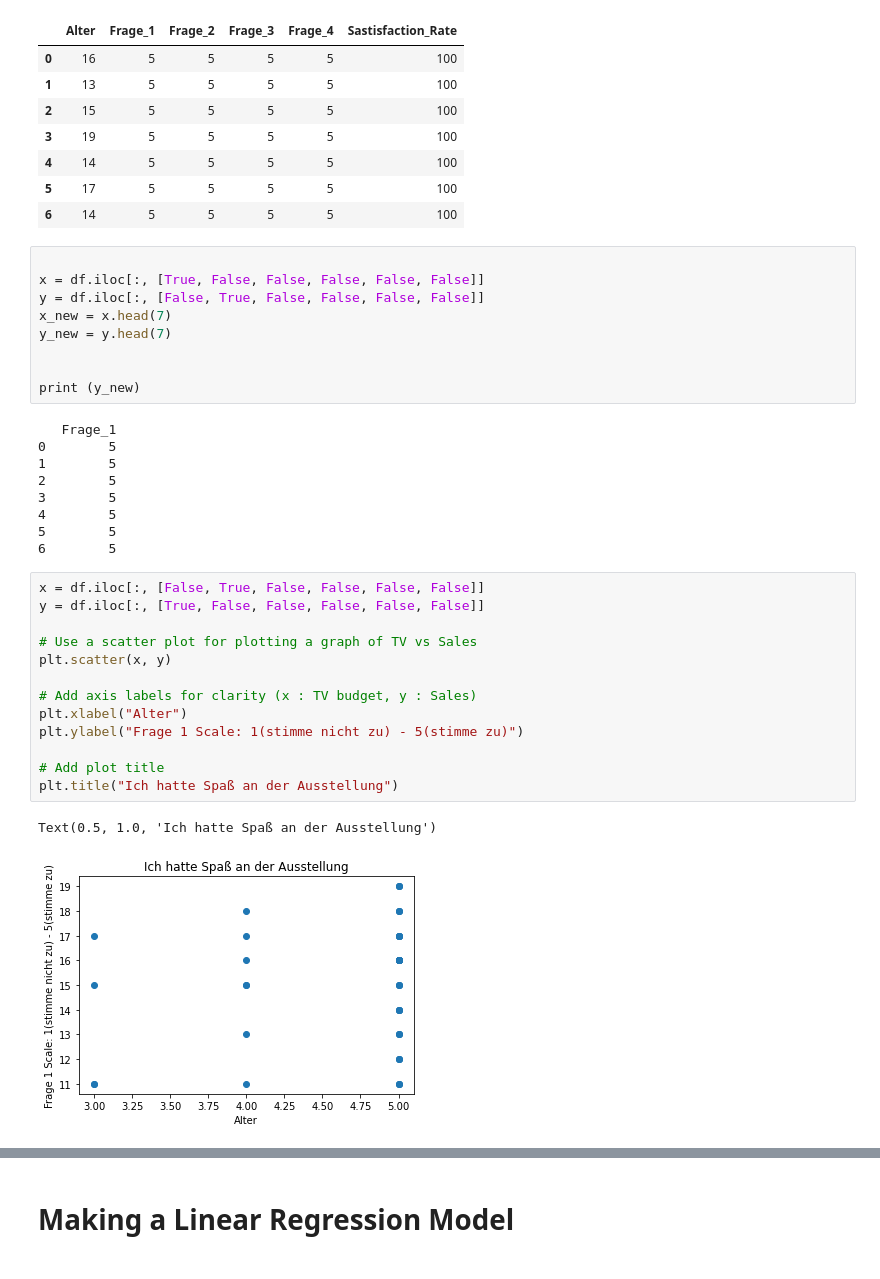
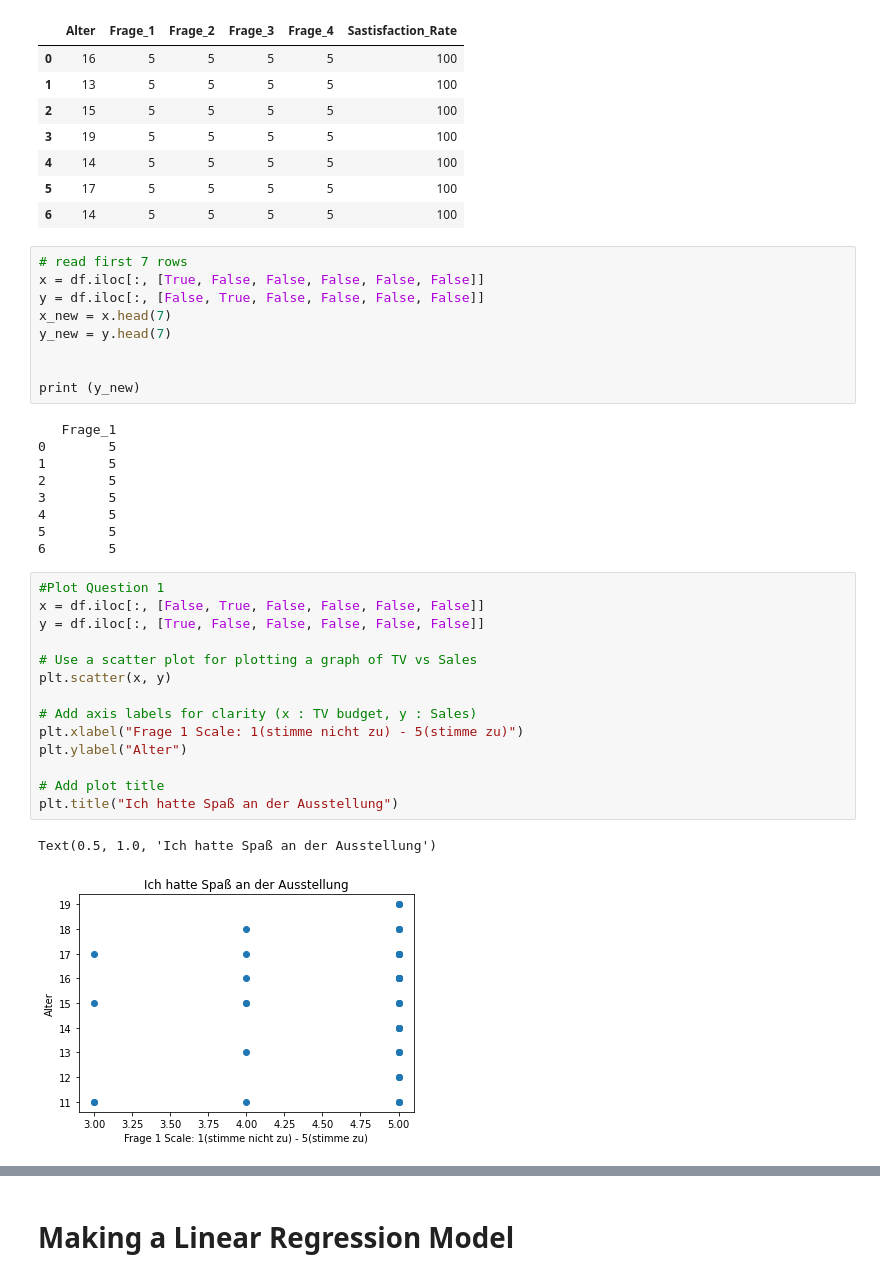
Before and after one commit to GO-Robot-FLL/Masterpiece_Forschung, a Jupyter notebook: Datenanalyse Teen Tech Expo.ipynb, the cells around one changed output, grey strips where cells are left out. Drawn from its saved outputs; the diff is of its cells as text.

```diff
--- a/Datenanalyse Teen Tech Expo.ipynb
+++ b/Datenanalyse Teen Tech Expo.ipynb
@@ -27,7 +27,7 @@ df.iloc[0:7]
 | 5 | 17 | 5 | 5 | 5 | 5 | 100 |
 | 6 | 14 | 5 | 5 | 5 | 5 | 100 |
 # %%
-
+# read first 7 rows
 x = df.iloc[:, [True, False, False, False, False, False]]
 y = df.iloc[:, [False, True, False, False, False, False]]
 x_new = x.head(7)
@@ -45,19 +45,20 @@ print (y_new)
 5        5
 6        5
 # %%
+#Plot Question 1
 x = df.iloc[:, [False, True, False, False, False, False]]
 y = df.iloc[:, [True, False, False, False, False, False]]
 
 # Use a scatter plot for plotting a graph of TV vs Sales
 plt.scatter(x, y)
 
 # Add axis labels for clarity (x : TV budget, y : Sales)
-plt.xlabel("Alter")
-plt.ylabel("Frage 1 Scale: 1(stimme nicht zu) - 5(stimme zu)")
+plt.xlabel("Frage 1 Scale: 1(stimme nicht zu) - 5(stimme zu)")
+plt.ylabel("Alter")
 
 # Add plot title
 plt.title("Ich hatte Spaß an der Ausstellung")
 # %% [output]
 Text(0.5, 1.0, 'Ich hatte Spaß an der Ausstellung')
-[figure, old version]
+[figure, new version]
 # %%
```
Also changed, not shown: parts of 11 cells of this notebook.
